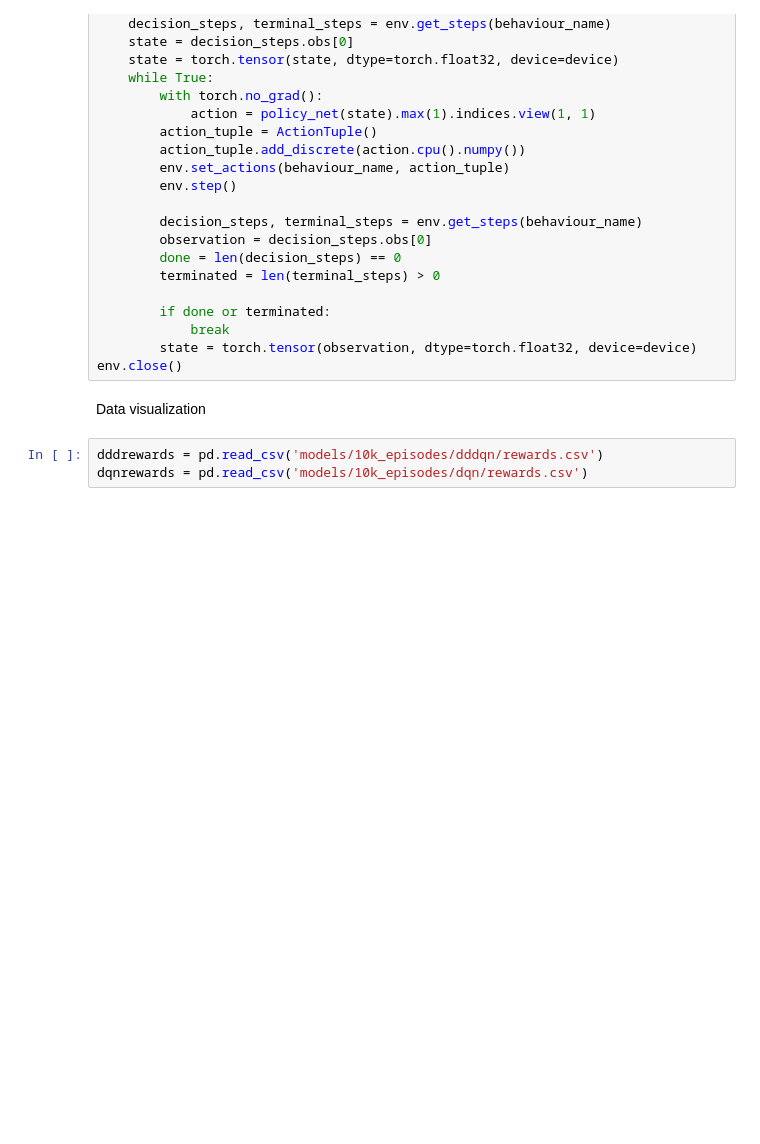
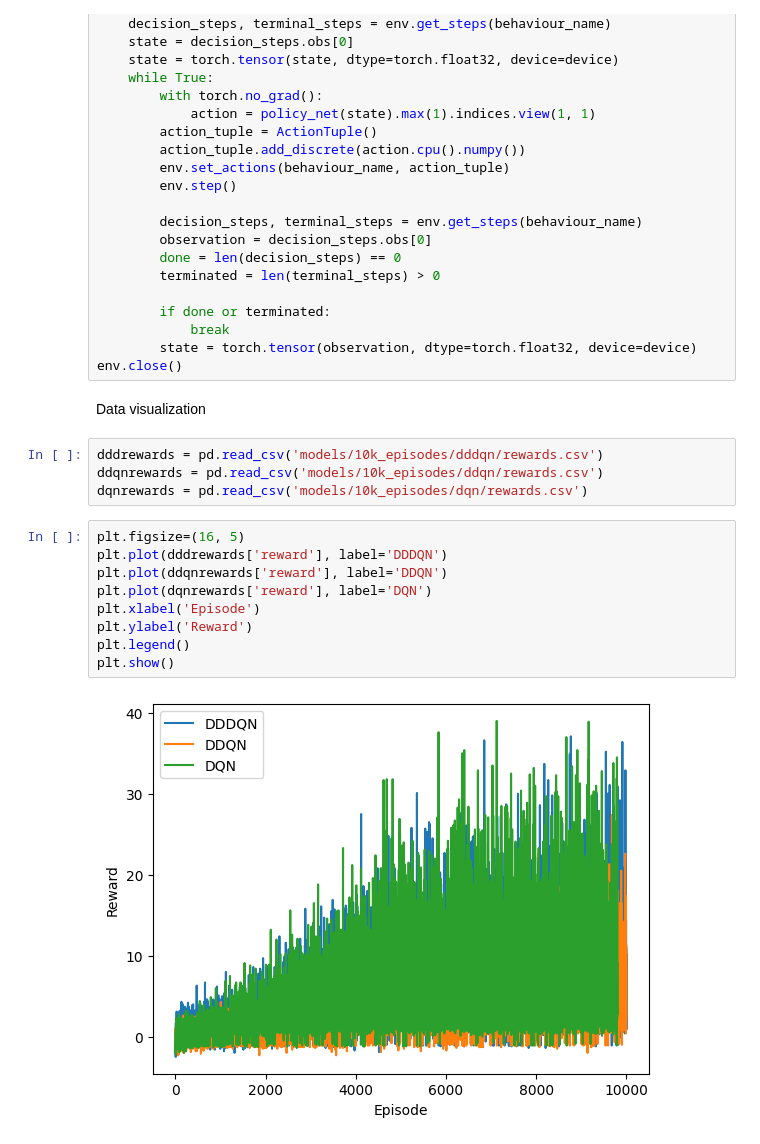
Before and after one commit to wrathchild14/snake_ai, a Jupyter notebook: rl/analysis.ipynb, the cells around one changed output. Cells and saved outputs as stored; diff of their text form; blank space fills up the shorter version.

```diff
--- a/rl/analysis.ipynb
+++ b/rl/analysis.ipynb
@@ -52,5 +52,17 @@ env.close()
 Data visualization
 # %%
 dddrewards = pd.read_csv('models/10k_episodes/dddqn/rewards.csv')
+ddqnrewards = pd.read_csv('models/10k_episodes/ddqn/rewards.csv')
 dqnrewards = pd.read_csv('models/10k_episodes/dqn/rewards.csv')
+# %%
+plt.figsize=(16, 5)
+plt.plot(dddrewards['reward'], label='DDDQN')
+plt.plot(ddqnrewards['reward'], label='DDQN')
+plt.plot(dqnrewards['reward'], label='DQN')
+plt.xlabel('Episode')
+plt.ylabel('Reward')
+plt.legend()
+plt.show()
+# %% [output]
+[figure, added]
 # %%
```
Also changed, not shown: parts of 1 cell of this notebook, 12 other files.
